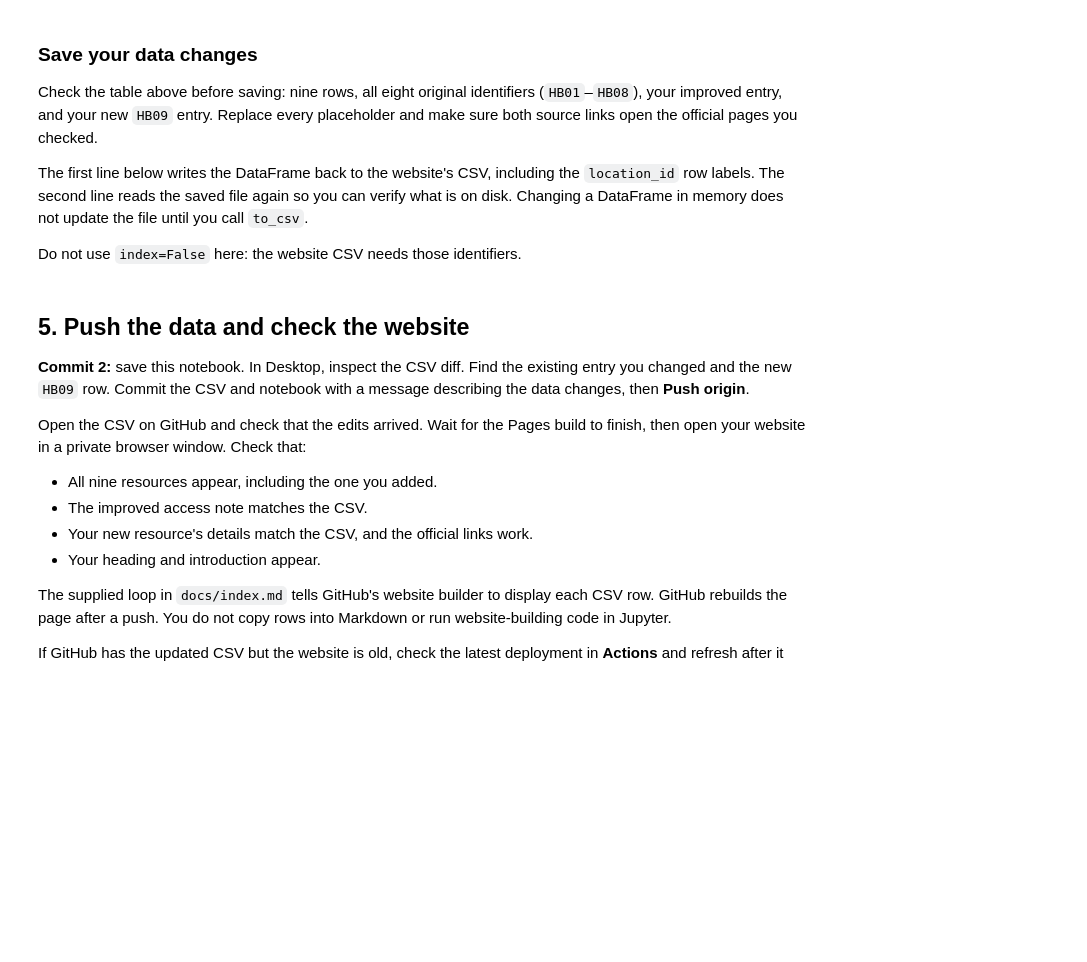
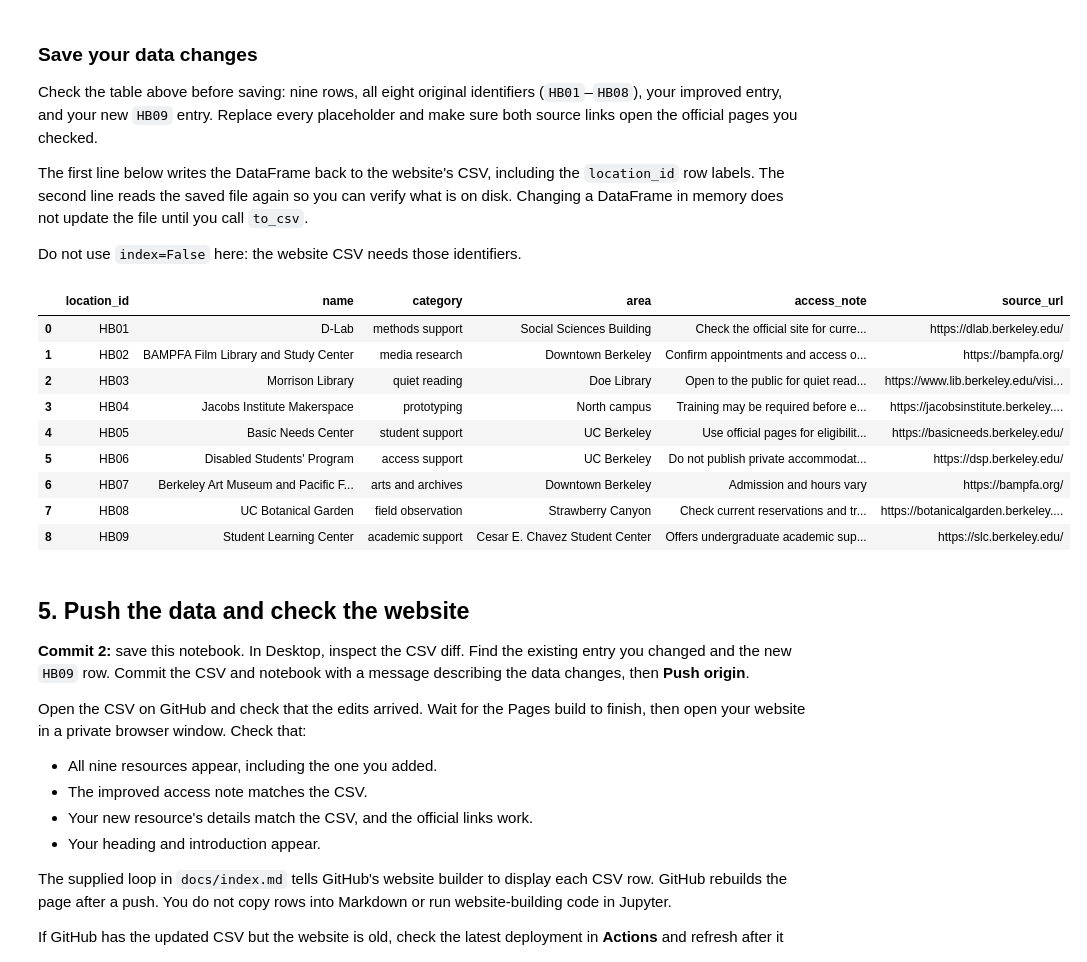
Before and after one commit to dong44-max/hidden-berkeley-hw2, a Jupyter notebook: hw2_hidden_berkeley.ipynb, the cells around one changed output. Cells and saved outputs as stored; diff of their text form; code cells hidden in the pictures; blank space fills up the shorter version.

Commit message:
Update Berkeley resources and notebook

```diff
--- a/hw2_hidden_berkeley.ipynb
+++ b/hw2_hidden_berkeley.ipynb
@@ -76,12 +103,17 @@ Now choose one Berkeley place or service that is not already listed. Check its o
 The dictionary keys match the CSV columns. `.loc["HB09"] = new_resource` puts those values in a row labeled `HB09`. Running it again replaces that same row, so rerunning the notebook does not add duplicates.
 # %%
 new_resource = {
-    "name": "REPLACE with the resource name",
-    "category": "REPLACE with its type of resource",
-    "area": "REPLACE with its location or area",
-    "access_note": "REPLACE with useful, verified access information",
-    "source_url": "REPLACE with its official https:// URL",
+    "name": "Student Learning Center",
+    "category": "academic support",
+    "area": "Cesar E. Chavez Student Center",
+    "access_note": (
+        "Offers undergraduate academic support, including tutoring "
+        "and study groups. Check the official website for "
+        "program-specific schedules and participation details."
+    ),
+    "source_url": "https://slc.berkeley.edu/",
 }
 
 locations.loc["HB09"] = new_resource
+
 locations
@@ -94,8 +138,36 @@ The first line below writes the DataFrame back to the website's CSV, including t
 
 Do not use `index=False` here: the website CSV needs those identifiers.
 # %%
+
+# Save the updated data to the CSV file
 locations.to_csv(csv_path, index_label="location_id")
-pd.read_csv(csv_path)
+
+## Read the saved CSV
+saved_locations = pd.read_csv(csv_path)
+
+# Verify that all nine resources are present
+assert len(saved_locations) == 9
+assert saved_locations["location_id"].is_unique
+assert set(saved_locations["location_id"]) == {
+    f"HB{i:02d}" for i in range(1, 10)
+}
+
+assert not saved_locations.astype(str).apply(
+    lambda col: col.str.contains("REPLACE", case=False)
+).any().any()
+
+saved_locations
+# %% [output]
+|  | location_id | name | category | area | access_note | source_url |
+| 0 | HB01 | D-Lab | methods support | Social Sciences Building | Check the official site for curre... | https://dlab.berkeley.edu/ |
+| 1 | HB02 | BAMPFA Film Library and Study Center | media research | Downtown Berkeley | Confirm appointments and access o... | https://bampfa.org/ |
+| 2 | HB03 | Morrison Library | quiet reading | Doe Library | Open to the public for quiet read... | https://www.lib.berkeley.edu/visi... |
+| 3 | HB04 | Jacobs Institute Makerspace | prototyping | North campus | Training may be required before e... | https://jacobsinstitute.berkeley.... |
+| 4 | HB05 | Basic Needs Center | student support | UC Berkeley | Use official pages for eligibilit... | https://basicneeds.berkeley.edu/ |
+| 5 | HB06 | Disabled Students' Program | access support | UC Berkeley | Do not publish private accommodat... | https://dsp.berkeley.edu/ |
+| 6 | HB07 | Berkeley Art Museum and Pacific F... | arts and archives | Downtown Berkeley | Admission and hours vary | https://bampfa.org/ |
+| 7 | HB08 | UC Botanical Garden | field observation | Strawberry Canyon | Check current reservations and tr... | https://botanicalgarden.berkeley.... |
+| 8 | HB09 | Student Learning Center | academic support | Cesar E. Chavez Student Center | Offers undergraduate academic sup... | https://slc.berkeley.edu/ |
 # %% [markdown]
 ## 5. Push the data and check the website
 
```
Also changed, not shown: parts of 3 cells of this notebook, 1 other file.
